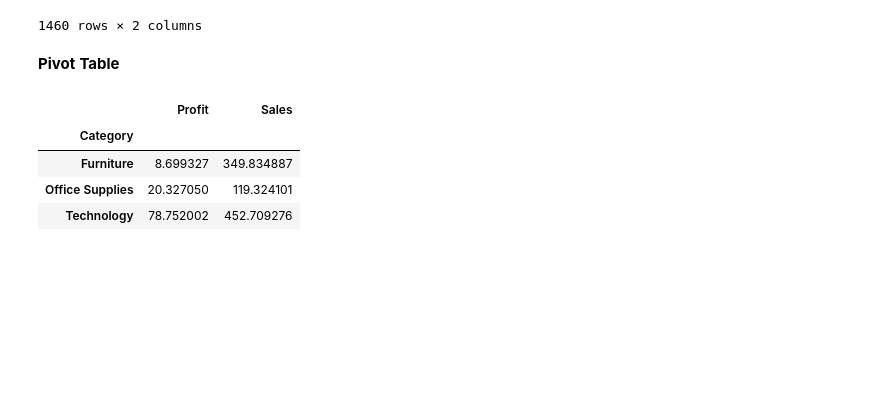
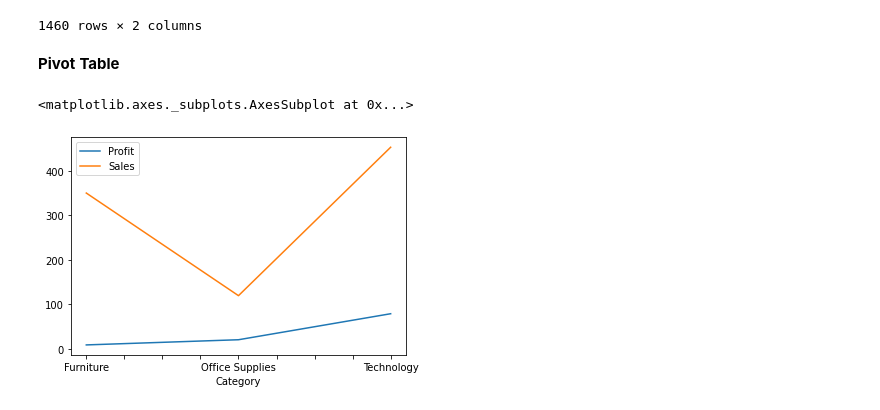
Before and after one commit to Hathan67/DataAnalysis, a Jupyter notebook: hat_pandasdataanalysis.ipynb, the cells around one changed output. Saved outputs shown, nothing was run; the diff lists cells and outputs as text; code cells hidden in the pictures; blank space fills up the shorter version.

Commit message:
added visualization

```diff
--- a/hat_pandasdataanalysis.ipynb
+++ b/hat_pandasdataanalysis.ipynb
@@ -133,10 +134,4 @@ hat.groupby('Order Date')[['Sales','Quantity']].sum().sort_values(['Order Date']
 # %% [markdown]
 **Pivot** **Table**
 # %%
-hat.pivot_table(['Profit','Sales'],['Category'],aggfunc='mean')
+hy=hat.pivot_table(['Profit','Sales'],['Category'],aggfunc='mean')
-# %% [output]
-|  | Profit | Sales |
-| Category |  |  |
-| Furniture | 8.699327 | 349.834887 |
-| Office Supplies | 20.327050 | 119.324101 |
-| Technology | 78.752002 | 452.709276 |
@@ -142,0 +140,5 @@ hat.pivot_table(['Profit','Sales'],['Category'],aggfunc='mean')
+# %%
+hy.plot()
+# %% [output]
+<matplotlib.axes._subplots.AxesSubplot at 0x...>
+[figure, added]
```
Also changed, not shown: parts of 5 cells of this notebook.
